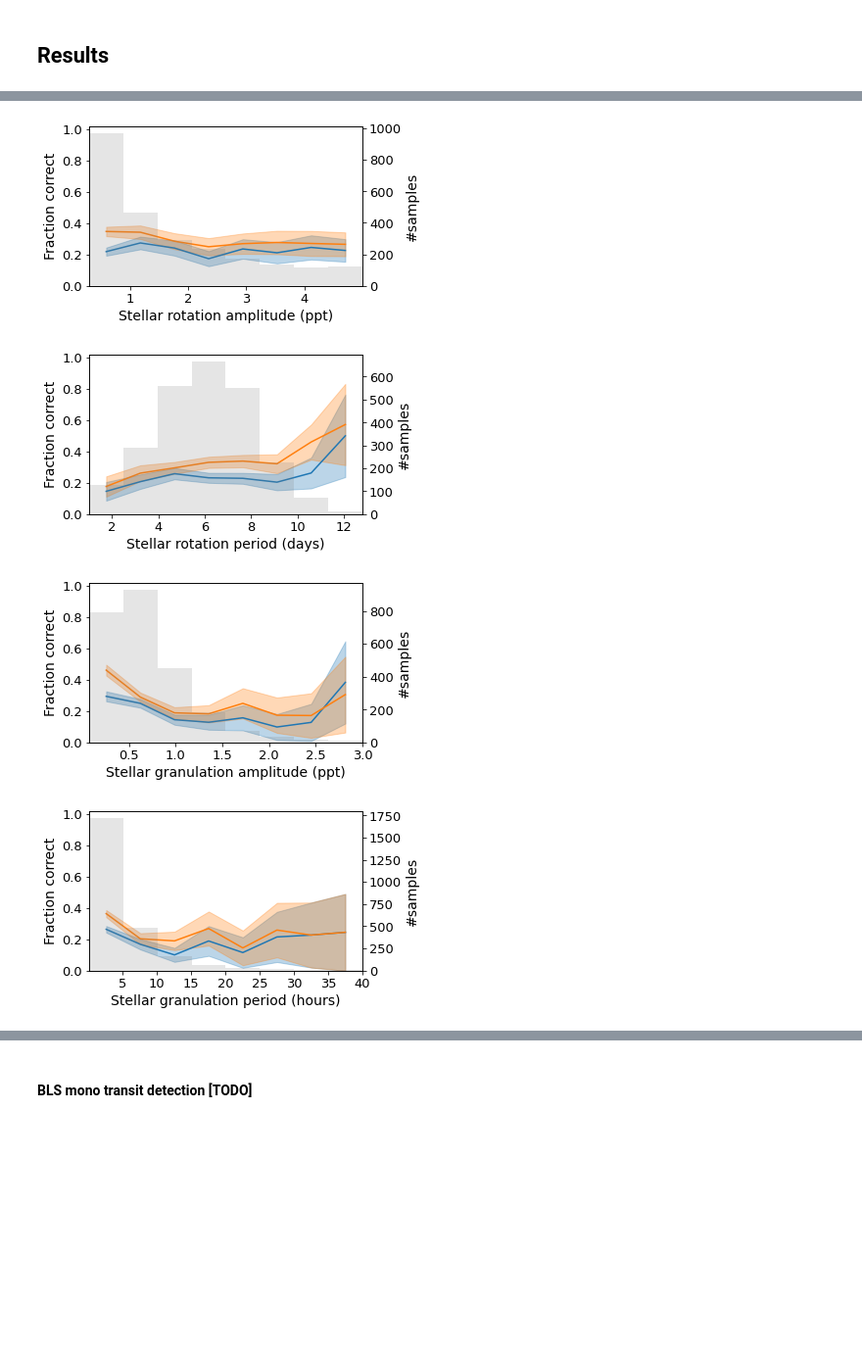
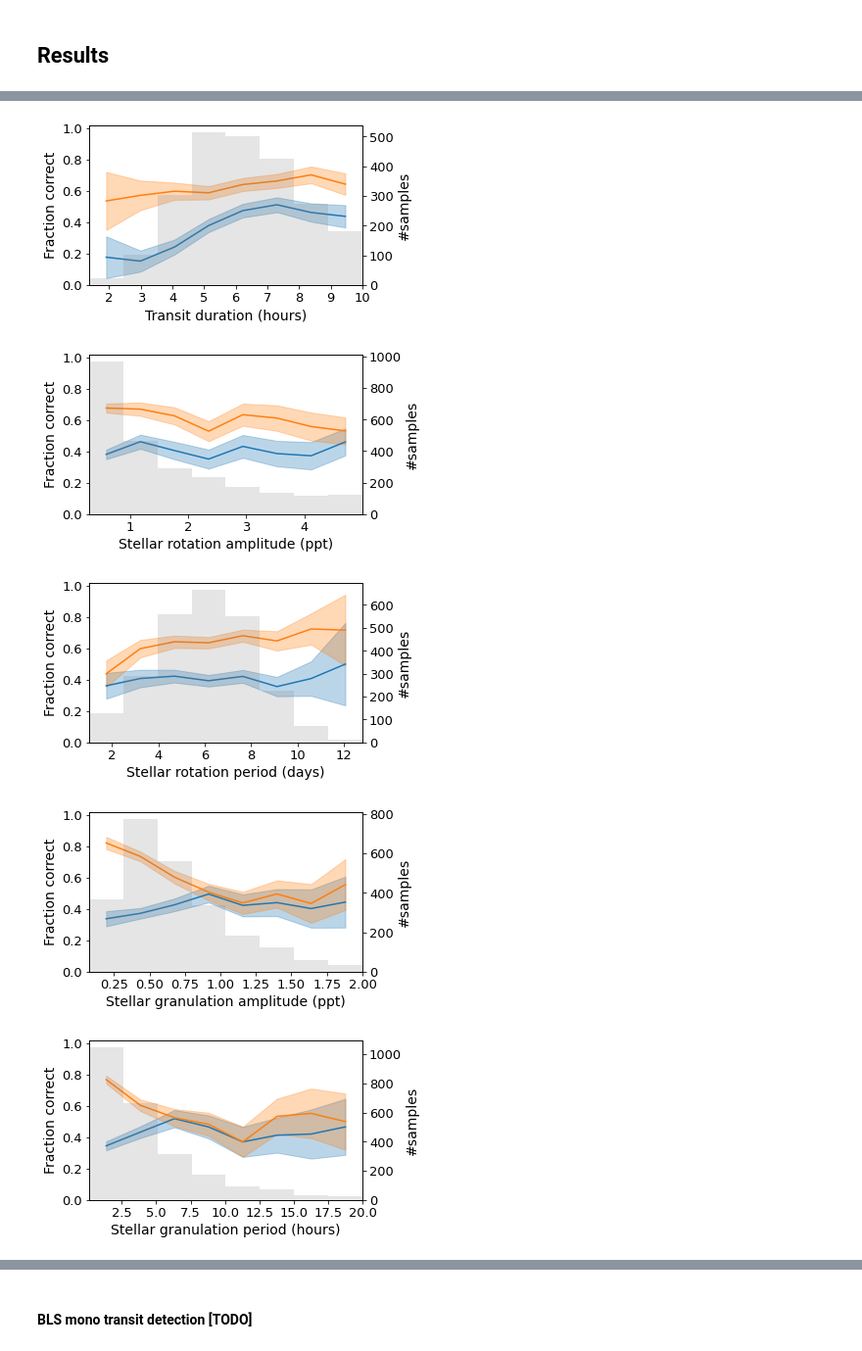
Before and after one commit to ykerus/transit-detection-rnn, a Jupyter notebook: experiments/monotransits.ipynb, the cells around one changed output, grey strips where cells are left out. Shown at 98% size. Cells and saved outputs as stored; diff of their text form; code cells hidden in the pictures; blank space fills up the shorter version.

```diff
--- a/experiments/monotransits.ipynb
+++ b/experiments/monotransits.ipynb
@@ -291,6 +300,6 @@ def get_threshold(threshold_results, thresholds, precision_lvl=0.9, min_recall=0
     r_msk = recall > min_recall
     argmin = np.argmin(np.abs(precision[r_msk]-precision_lvl))
     thr = thresholds[argmin]
-    return thr, precision[argmin]
+    return thr, precision[argmin], recall[argmin]
 # %%
 meta = get_data_params()
@@ -395,7 +437,8 @@ def get_bin_indc(array, n_bins=10, rng=(-1e9,1e9)):
         bin_indc.append( np.where((array>=low)*(array<high))[0] )
     return bin_indc, np.array(steps)
 
-def vs_plot(steps, stats, n_samples, xlbl="", legend=False, labels=None, offset=0.1, fill=True, rot=0, min_acc=0.5):
+def vs_plot(steps, stats, n_samples, xlbl="", legend=False, labels=None, offset=0.1, fill=True, rot=0,
+            min_acc=0.5, max_acc=1.02):
     plt.figure(figsize=(5,3),facecolor="w")
     offs = 0
     for i,stat in enumerate(stats):
@@ -415,7 +458,7 @@ def vs_plot(steps, stats, n_samples, xlbl="", legend=False, labels=None, offset=
     plt.ylabel("Fraction correct", fontsize=14)
     plt.xlabel(xlbl, fontsize=14)
     plt.xlim(steps[0]-0.5*(steps[1]-steps[0]),steps[-1]+0.5*(steps[1]-steps[0]))
-    plt.ylim(min_acc,1.02)
+    plt.ylim(min_acc,max_acc)
     if legend:
         plt.legend(loc="center right", framealpha=1, fontsize=12, facecolor="w", ncol=1)
     ax = plt.twinx()
@@ -426,7 +469,7 @@ def vs_plot(steps, stats, n_samples, xlbl="", legend=False, labels=None, offset=
         plt.legend(loc="lower left", framealpha=1, fontsize=12)
 
 def plot_1d(model_correct, array, labels, n_bins=10, xlbl="", legend=True, offset=0.01,
-            fill=True, show=True, rot=0, min_acc=0.5, rng=(None,None)):
+            fill=True, show=True, rot=0, min_acc=0.5, rng=(None,None), max_acc=1.02):
 
     rng = (-1e9, rng[1]) if rng[0] is None else rng
     rng = (rng[0], 1e9) if rng[1] is None else rng
@@ -446,12 +489,14 @@ def plot_1d(model_correct, array, labels, n_bins=10, xlbl="", legend=True, offse
                 model_confs[model]["mean"].append(mean)
                 model_confs[model]["unc"].append(unc)
     vs_plot(steps, list(model_confs.values()), n_samples, xlbl, legend, labels, offset=offset,
-            fill=fill, rot=rot, min_acc=min_acc)
+            fill=fill, rot=rot, min_acc=min_acc, max_acc=max_acc)
     if show:
         plt.show()
 # %%
-def get_scores(mname, detect_dic, results_dic, thresholds, precision_lvl=0.9, return_sampleids=False):
-    thresh = get_threshold(results_dic[mname], thresholds, precision_lvl=0.9)[0]
+def get_scores(mname, detect_dic, results_dic, thresholds, precision_lvl=0.9,
+               min_recall=0.1, return_sampleids=False):
+    thresh = get_threshold(results_dic[mname], thresholds, precision_lvl=precision_lvl,
+                          min_recall=min_recall)[0]
     correct_detections = []
     sampleids = []
     for i in meta:
@@ -474,5 +519,11 @@ def get_data_params(meta, pname, fn=lambda a:a, pl_param=True):
         lst = [fn(meta[i][pname]) for i in meta if len(meta[i]["planets"])]
     return np.array(lst)
 # %%
-rnn_scores, scores_sampleids = get_scores("rnn", rnn_detections, rnn_results, rnn_thresholds, return_sampleids=1)
-bls_scores = get_scores("sde", sde_detections, sde_results, sde_thresholds)
+# at threshold for for which recall>0.1 and precision closest to 0.9
+prec_lvl = 0 # precision_lvl
+min_rec = 0.1 # min_recall
+
+rnn_scores, scores_sampleids = get_scores("rnn", rnn_detections, rnn_results, rnn_thresholds,
+                                          precision_lvl=prec_lvl, min_recall=min_rec, return_sampleids=1)
+bls_scores = get_scores("sde", sde_detections, sde_results, sde_thresholds,
+                       precision_lvl=prec_lvl, min_recall=min_rec)
@@ -487,13 +557,18 @@ rot_period = get_data_params(meta, "rot_period", pl_param=0)
 gran_sigma = get_data_params(meta, "gran_sigma", pl_param=0, fn=lambda a:a*1000)
 gran_period = get_data_params(meta, "gran_period", pl_param=0, fn=lambda a:a*24)
 # %%
+# a,b=duration,gran_period
+# plot_1d([bls_scores, rnn_scores],
+#         1 - np.vstack((a,b)).min(0)/np.vstack((a,b)).max(0), labels=["Mono-BLS-12h","RNN"], xlbl="x",
+#          legend=False, n_bins=4, offset=0.1, fill=True, min_acc=0, rng=(None,0.5), max_acc=None)
+
 plot_1d([bls_scores, rnn_scores],
-         depth/sigma, labels=["Mono-BLS-12h","RNN"], xlbl="Transit depth relative to noise level ($\delta$ / $\sigma$)",
+         depth/sigma, labels=["Mono-BLS-12h","RNN"], xlbl="Transit depth over noise level ($\delta$ / $\sigma$)",
          legend=False, n_bins=8, offset=0.1, fill=True, min_acc=0, rng=(None,None))
 
-# plot_1d([bls_scores, rnn_scores],
-#          period, labels=["BLS-12h","RNN"], xlbl="Period (days)",
-#          legend=False, n_bins=8, offset=0.1, fill=True, min_acc=0, rng=(None,None))
+plot_1d([bls_scores, rnn_scores],
+         period, labels=["BLS-12h","RNN"], xlbl="Period (days)",
+         legend=False, n_bins=8, offset=0.1, fill=True, min_acc=0, rng=(None,None))
 
 plot_1d([bls_scores, rnn_scores],
          duration, labels=["Mono-BLS-12h","RNN"], xlbl="Transit duration (hours)",
@@ -509,9 +584,9 @@ plot_1d([bls_scores, rnn_scores],
 
 plot_1d([bls_scores, rnn_scores],
          gran_sigma, labels=["Mono-BLS-12h","RNN"], xlbl="Stellar granulation amplitude (ppt)",
-         legend=False, n_bins=8, offset=0.1, fill=True, min_acc=0, rng=(None,0.003*1000))
+         legend=False, n_bins=8, offset=0.1, fill=True, min_acc=0, rng=(None,0.002*1000))
 
 plot_1d([bls_scores, rnn_scores],
          gran_period, labels=["Mono-BLS-12h","RNN"], xlbl="Stellar granulation period (hours)",
-         legend=False, n_bins=8, offset=0.1, fill=True, min_acc=0, show=0, rng=(None,40))
+         legend=False, n_bins=8, offset=0.1, fill=True, min_acc=0, show=0, rng=(None,20))
 # %% [output]
@@ -520,7 +595,8 @@ plot_1d([bls_scores, rnn_scores],
-[figure, old version]
+[figure, new version]
-[figure, old version]
+[figure, new version]
-[figure, old version]
+[figure, new version]
-[figure, old version]
+[figure, new version]
+[figure, added]
 # %%
 def plot_2d(model_correct, array_1, array_2, n_bins_1=10, n_bins_2=10, label_1="", label_2="", min_size=5,
             show=True, title="", rng1=(-1e9,1e9), rng2=(-1e9,1e9)):
```
Also changed, not shown: parts of 19 cells of this notebook, 29 other files.
